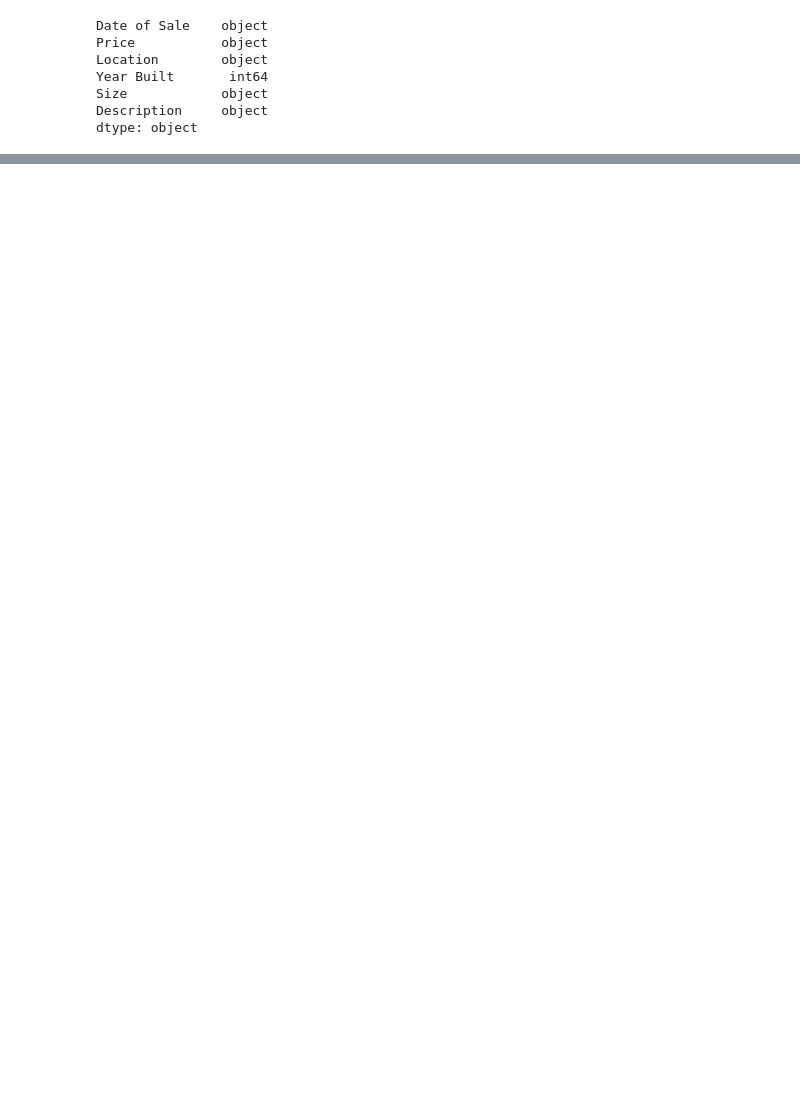
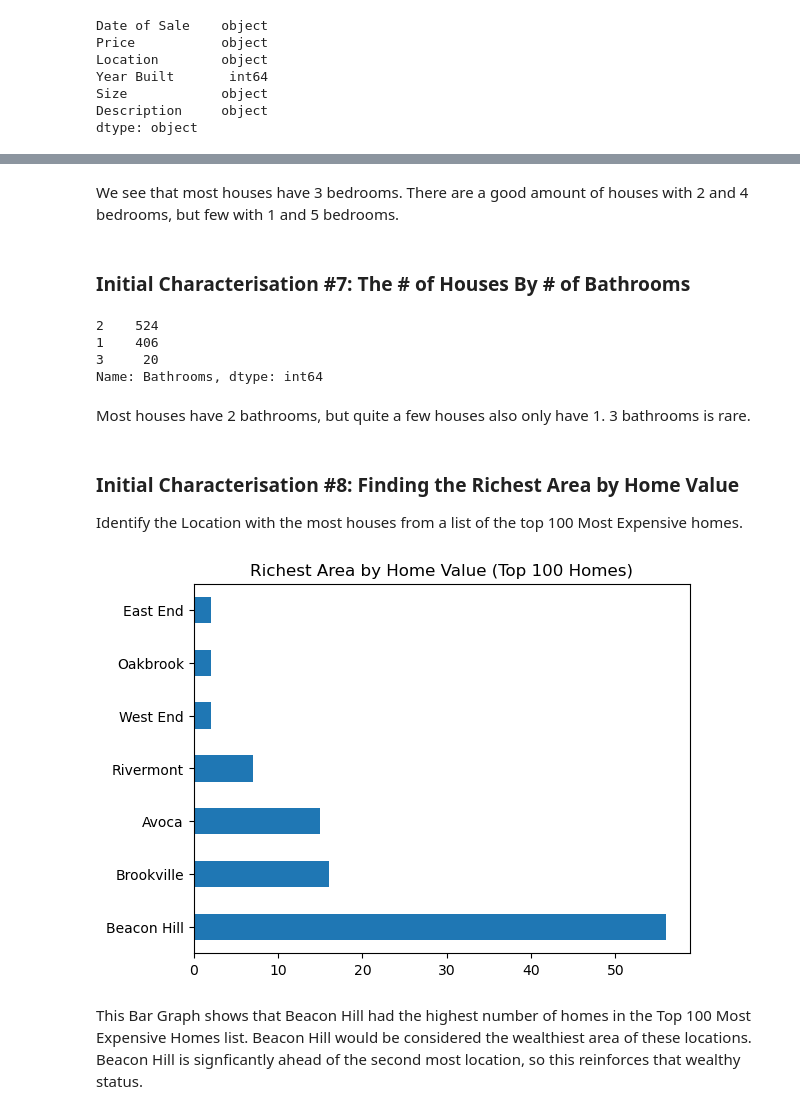
Before and after one commit to dandex200/Data_Science_Python, a Jupyter notebook: Assignment 2/Task1.ipynb, the cells around one changed output, grey strips where cells are left out. Cells and saved outputs as stored; diff of their text form; code cells hidden in the pictures; blank space fills up the shorter version.

```diff
--- a/Assignment 2/Task1.ipynb
+++ b/Assignment 2/Task1.ipynb
@@ -196,0 +83,8 @@ Name: Type, Length: 950, dtype: object
+# %%
+import unicodedata
+
+df['Price'] = df['Price'].str.replace(unicodedata.lookup('EURO SIGN'), '')
+df['Price'] = df['Price'].str.replace(",", "")
+df['Price'] = df['Price'].astype(float)
+
+print(df.head(20))
@@ -196,0 +113,7 @@ Name: Type, Length: 950, dtype: object
+# %%
+df['Size'] = df['Size'].str.replace(' sq ft', '')
+df['Size'] = df['Size'].str.replace(' sqft', '')
+df['Size'] = df['Size'].str.replace(",", "")
+df['Size'] = df['Size'].astype(float)
+
+df['Size'].head(20)
@@ -196,0 +258,21 @@ Name: Type, Length: 950, dtype: object
+# %%
+#Pre-Processing: Fix Description Pt4: Create Bathrooms Column
+bath_1 = "1 Bathroom"
+bath_2 = "2 Bathroom"
+bath_3 = "3 Bathroom"
+num_baths = ""
+
+
+def make_bath(x):
+    if bath_1 in x:
+        num_baths = bath_1.replace(" Bathroom", "")
+        return int(num_baths)
+    if bath_2 in x:
+        num_baths = bath_2.replace(" Bathroom", "")
+        return int(num_baths)
+    if bath_3 in x:
+        num_baths = bath_3.replace(" Bathroom", "")
+        return int(num_baths)
+
+df['Bathrooms'] = df['Description'].apply(lambda x: make_bath(x))
+print(df['Bathrooms'].count())
@@ -196,0 +285,2 @@ Name: Type, Length: 950, dtype: object
+# %%
+df.pop("Description")
@@ -196,0 +396,25 @@ Name: Type, Length: 950, dtype: object
+# %% [markdown]
+<p>We see that most houses have 3 bedrooms. There are a good amount of houses with 2 and 4 bedrooms, but few with 1 and 5 bedrooms.</p>
+# %% [markdown]
+### <b>Initial Characterisation #7:</b> The # of Houses By # of Bathrooms
+# %%
+df['Bathrooms'].value_counts()
+# %% [output]
+2    524
+1    406
+3     20
+Name: Bathrooms, dtype: int64
+# %% [markdown]
+<p>Most houses have 2 bathrooms, but quite a few houses also only have 1. 3 bathrooms is rare.</p>
+# %% [markdown]
+### <b>Initial Characterisation #8:</b> Finding the Richest Area by Home Value
+
+Identify the Location with the most houses from a list of the top 100 Most Expensive homes.
+# %%
+df_hun_most_expensive = df.nlargest(100, ['Price'])
+
+ax = df_hun_most_expensive['Location'].value_counts().plot(kind="barh", title="Richest Area by Home Value (Top 100 Homes)")
+# %% [output]
+[figure, added]
+# %% [markdown]
+<p>This Bar Graph shows that Beacon Hill had the highest number of homes in the Top 100 Most Expensive Homes list. Beacon Hill would be considered the wealthiest area of these locations. Beacon Hill is signficantly ahead of the second most location, so this reinforces that wealthy status.</p>
```
Also changed, not shown: parts of 47 cells of this notebook.
